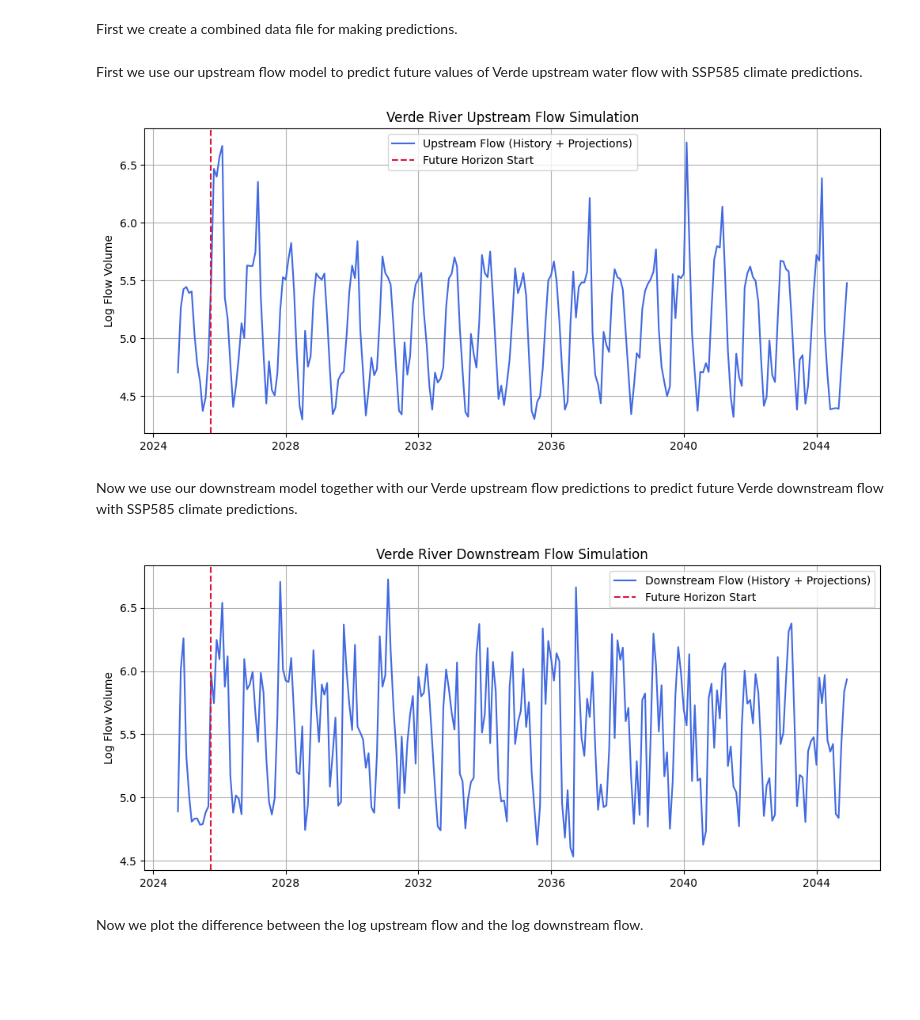
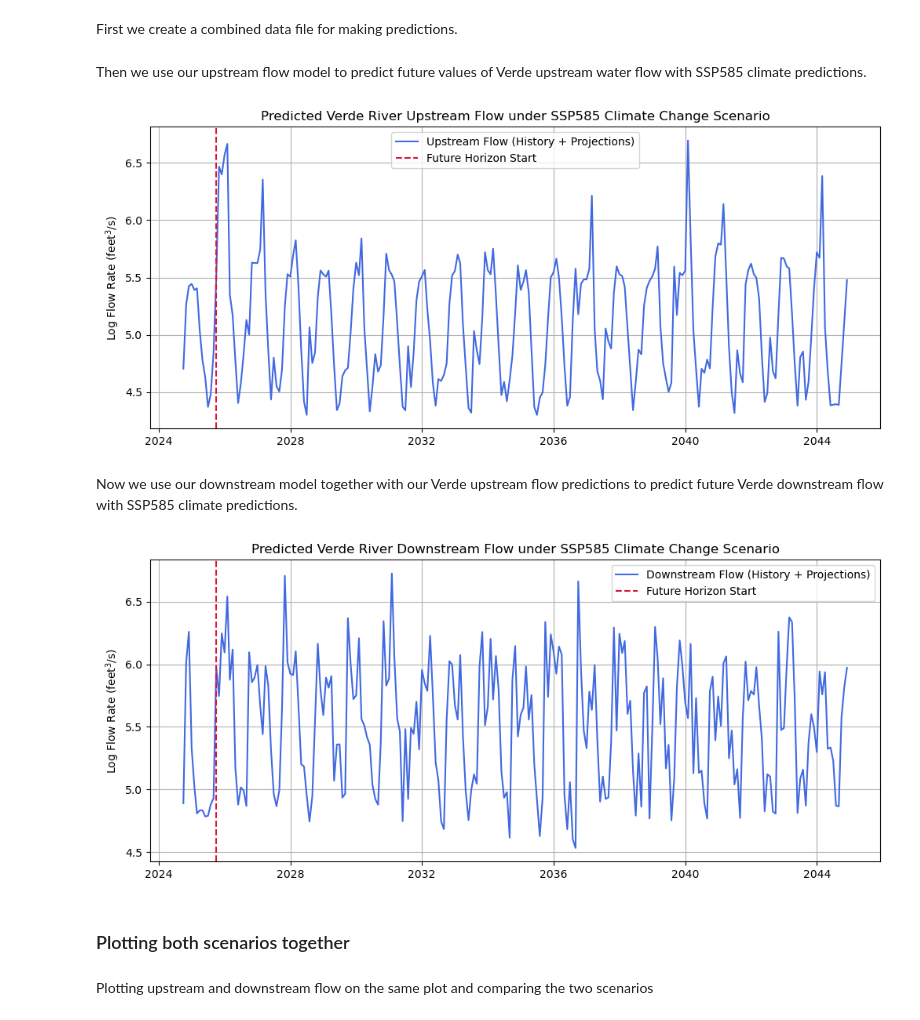
Before and after one commit to Erdos-Projects/summer26-water-use-sustainability, a Jupyter notebook: Code/03_verde_modeling.ipynb, the cells around one changed output. Cells and saved outputs as stored; diff of their text form; code cells hidden in the pictures; blank space fills up the shorter version.

Commit message:
Created new output folder and added future flow plots

```diff
--- a/Code/03_verde_modeling.ipynb
+++ b/Code/03_verde_modeling.ipynb
@@ -932,7 +1135,7 @@ df_combined_585["log_flow_verde_upstream_lag_11"] = df_combined_585["log_flow_ve
 df_combined_585["log_flow_verde_downstream_lag_5"] = df_combined_585["log_flow_verde_downstream"].shift(5)
 df_combined_585["log_flow_verde_downstream_lag_6"] = df_combined_585["log_flow_verde_downstream"].shift(6)
 # %% [markdown]
-First we use our upstream flow model to predict future values of Verde upstream water flow with SSP585 climate predictions.
+Then we use our upstream flow model to predict future values of Verde upstream water flow with SSP585 climate predictions.
 # %%
 # ==========================================
 # 1. CREATING FLOW PROJECTIONS
@@ -962,13 +1165,13 @@ plt.plot(
     color="royalblue"
 )
 plt.axvline(pd.to_datetime(df_combined_585["Time"].iloc[12]), color="crimson", linestyle="--", label="Future Horizon Start")
-plt.title("Verde River Upstream Flow Simulation")
-plt.ylabel("Log Flow Volume")
+plt.title("Predicted Verde River Upstream Flow under SSP585 Climate Change Scenario")
+plt.ylabel("Log Flow Rate (feet$^3$/s)")
 plt.grid(True)
 plt.legend()
 plt.show()
 # %% [output]
-[figure, old version]
+[figure, new version]
 # %% [markdown]
 Now we use our downstream model together with our Verde upstream flow predictions to predict future Verde downstream flow with SSP585 climate predictions.
 # %%
@@ -984,35 +1187,37 @@ verde_downstream_features = [
     "Population",
     "IrrigatedLand_Acres",
     "datacenters_TotalMW",
     "datacenters_TotalNum",
     "log_flow_verde_upstream",
     "log_flow_verde_downstream_lag_5",
     "log_flow_verde_downstream_lag_6"
 ]
 
 for i in range(12,len(df_combined_585.Time)):
     df_combined_585.loc[i,'log_flow_verde_downstream_lag_5'] = df_combined_585.loc[i-5,'log_flow_verde_downstream']
     df_combined_585.loc[i,'log_flow_verde_downstream_lag_6'] = df_combined_585.loc[i-6,'log_flow_verde_downstream']
     df_combined_585.loc[i,'log_flow_verde_downstream'] = verde_downstream_model.predict(df_combined_585[verde_downstream_features].iloc[[i]])[0]
 
 
 # ==========================================
 # 2. PLOTTING THE OUTPUT
 # ==========================================
 plt.figure(figsize=(12, 5))
 plt.plot(
     pd.to_datetime(df_combined_585["Time"]),
     df_combined_585["log_flow_verde_downstream"],
     label="Downstream Flow (History + Projections)",
     color="royalblue"
 )
 plt.axvline(pd.to_datetime(df_combined_585["Time"].iloc[12]), color="crimson", linestyle="--", label="Future Horizon Start")
-plt.title("Verde River Downstream Flow Simulation")
-plt.ylabel("Log Flow Volume")
+plt.title("Predicted Verde River Downstream Flow under SSP585 Climate Change Scenario")
+plt.ylabel("Log Flow Rate (feet$^3$/s)")
 plt.grid(True)
 plt.legend()
 plt.show()
 # %% [output]
-[figure, old version]
+[figure, new version]
+# %% [markdown]
+### Plotting both scenarios together
 # %% [markdown]
-Now we plot the difference between the log upstream flow and the log downstream flow.
+Plotting upstream and downstream flow on the same plot and comparing the two scenarios
```
Also changed, not shown: parts of 29 cells of this notebook, 12 other files.
